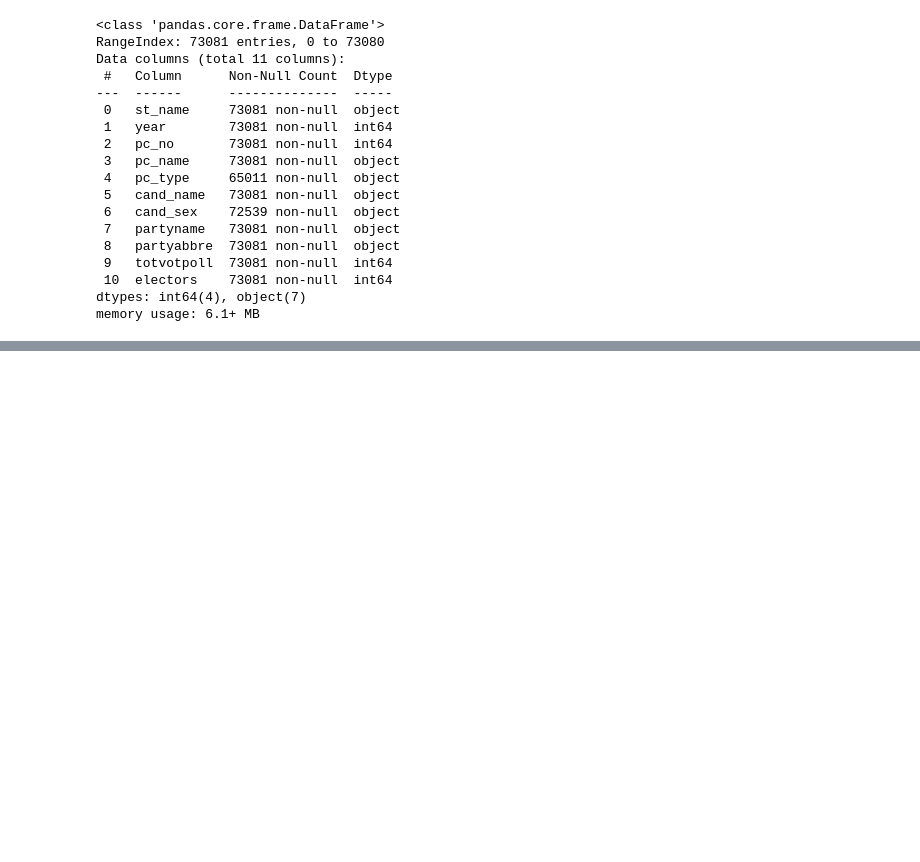
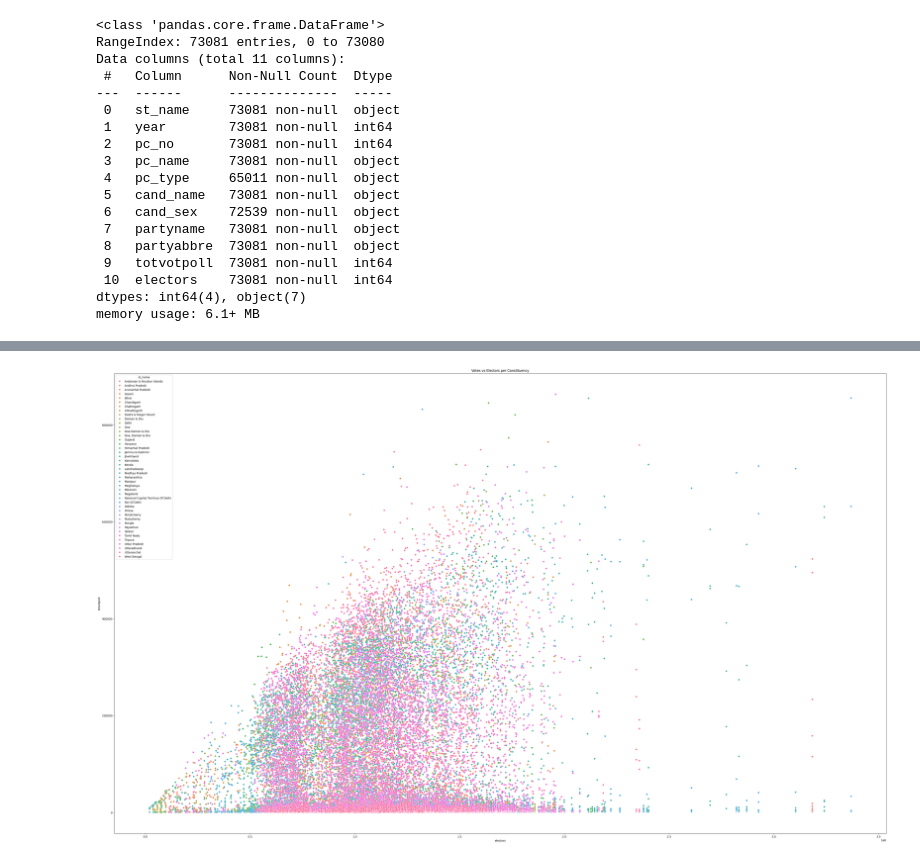
Before and after one commit to PriyansRaj/Election-Fraud-Detection, a Jupyter notebook: notebooks/01_eda.ipynb, the cells around one changed output, grey strips where cells are left out. Cells and saved outputs as stored; diff of their text form; code cells hidden in the pictures; blank space fills up the shorter version.

```diff
--- a/notebooks/01_eda.ipynb
+++ b/notebooks/01_eda.ipynb
@@ -61,0 +205,19 @@ memory usage: 6.1+ MB
+# %%
+df['vote_share'] = df.groupby(['year','pc_name'])['totvotpoll'].transform(lambda x: (x/x.sum())*100)
+# %%
+
+party_votes = df.groupby(['year', 'st_name', 'partyname'])['vote_share'].mean().reset_index()
+
+
+def calc_pdi(group):
+    shares = group['vote_share'] / 100
+    return (shares ** 2).sum()
+
+pdi = party_votes.groupby(['year', 'st_name']).apply(calc_pdi).reset_index(name='pdi')
+
+df = df.merge(pdi, on=['year', 'st_name'], how='left')
+# %%
+
+df = df.drop(columns=['pdi_y'],axis=1)
+# %%
+df =df.rename({'pdi_x':'pdi'})
@@ -61,0 +234,7 @@ memory usage: 6.1+ MB
+# %%
+plt.figure(figsize=(50,30))
+sns.scatterplot(data=df, x='electors', y='totvotpoll', hue='st_name')
+plt.title("Votes vs Electors per Constituency")
+plt.show()
+# %% [output]
+[figure, added]
```
Also changed, not shown: parts of 31 cells of this notebook.
